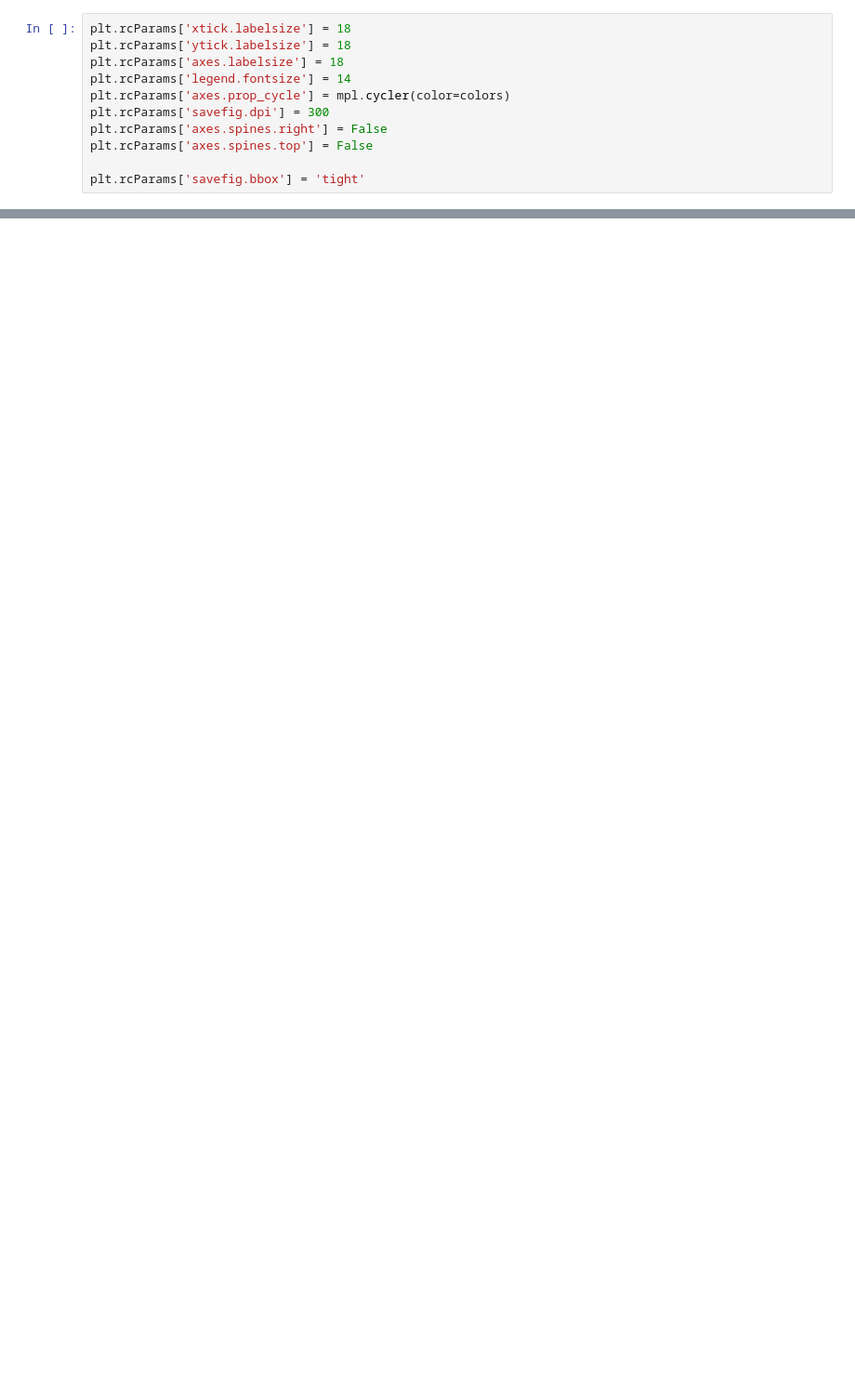
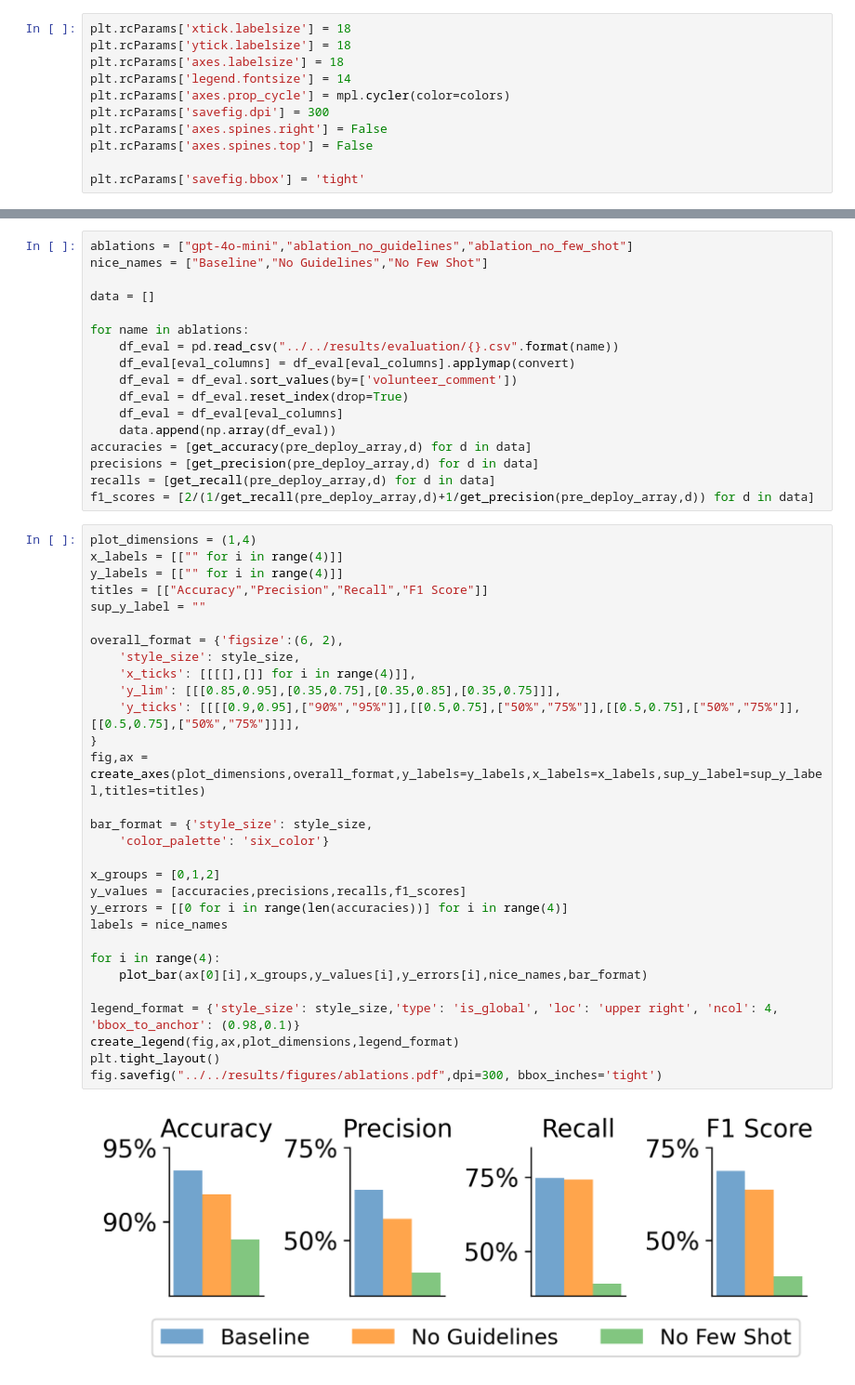
Before and after one commit to naveenr414/food_rescue_feedback, a Jupyter notebook: scripts/notebooks/Plotting.ipynb, the cells around one changed output, grey strips where cells are left out. Shown at 93% size. Cells and saved outputs as stored; diff of their text form; blank space fills up the shorter version.

```diff
--- a/scripts/notebooks/Plotting.ipynb
+++ b/scripts/notebooks/Plotting.ipynb
@@ -374,0 +192,49 @@ truthfulness 1.0
+# %%
+ablations = ["gpt-4o-mini","ablation_no_guidelines","ablation_no_few_shot"]
+nice_names = ["Baseline","No Guidelines","No Few Shot"]
+
+data = []
+
+for name in ablations:
+    df_eval = pd.read_csv("../../results/evaluation/{}.csv".format(name))
+    df_eval[eval_columns] = df_eval[eval_columns].applymap(convert)
+    df_eval = df_eval.sort_values(by=['volunteer_comment'])
+    df_eval = df_eval.reset_index(drop=True)
+    df_eval = df_eval[eval_columns]
+    data.append(np.array(df_eval))
+accuracies = [get_accuracy(pre_deploy_array,d) for d in data]
+precisions = [get_precision(pre_deploy_array,d) for d in data]
+recalls = [get_recall(pre_deploy_array,d) for d in data]
+f1_scores = [2/(1/get_recall(pre_deploy_array,d)+1/get_precision(pre_deploy_array,d)) for d in data]
+# %%
+plot_dimensions = (1,4)
+x_labels = [["" for i in range(4)]]
+y_labels = [["" for i in range(4)]]
+titles = [["Accuracy","Precision","Recall","F1 Score"]]
+sup_y_label = ""
+
+overall_format = {'figsize':(6, 2),
+    'style_size': style_size,
+    'x_ticks': [[[[],[]] for i in range(4)]],
+    'y_lim': [[[0.85,0.95],[0.35,0.75],[0.35,0.85],[0.35,0.75]]],
+    'y_ticks': [[[[0.9,0.95],["90%","95%"]],[[0.5,0.75],["50%","75%"]],[[0.5,0.75],["50%","75%"]],[[0.5,0.75],["50%","75%"]]]],
+}
+fig,ax = create_axes(plot_dimensions,overall_format,y_labels=y_labels,x_labels=x_labels,sup_y_label=sup_y_label,titles=titles)
+
+bar_format = {'style_size': style_size,
+    'color_palette': 'six_color'}
+
+x_groups = [0,1,2]
+y_values = [accuracies,precisions,recalls,f1_scores]
+y_errors = [[0 for i in range(len(accuracies))] for i in range(4)]
+labels = nice_names
+
+for i in range(4):
+    plot_bar(ax[0][i],x_groups,y_values[i],y_errors[i],nice_names,bar_format)
+
+legend_format = {'style_size': style_size,'type': 'is_global', 'loc': 'upper right', 'ncol': 4, 'bbox_to_anchor': (0.98,0.1)}
+create_legend(fig,ax,plot_dimensions,legend_format)
+plt.tight_layout()
+fig.savefig("../../results/figures/ablations.pdf",dpi=300, bbox_inches='tight')
+# %% [output]
+[figure, added]
```
Also changed, not shown: parts of 58 cells of this notebook, 17 other files.
